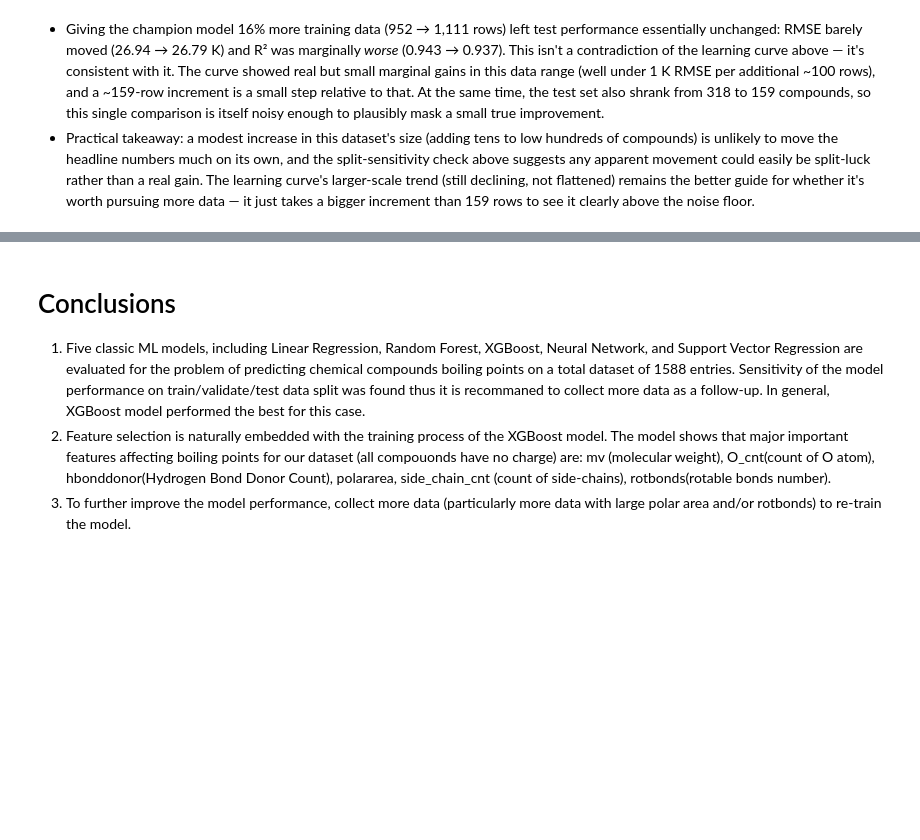
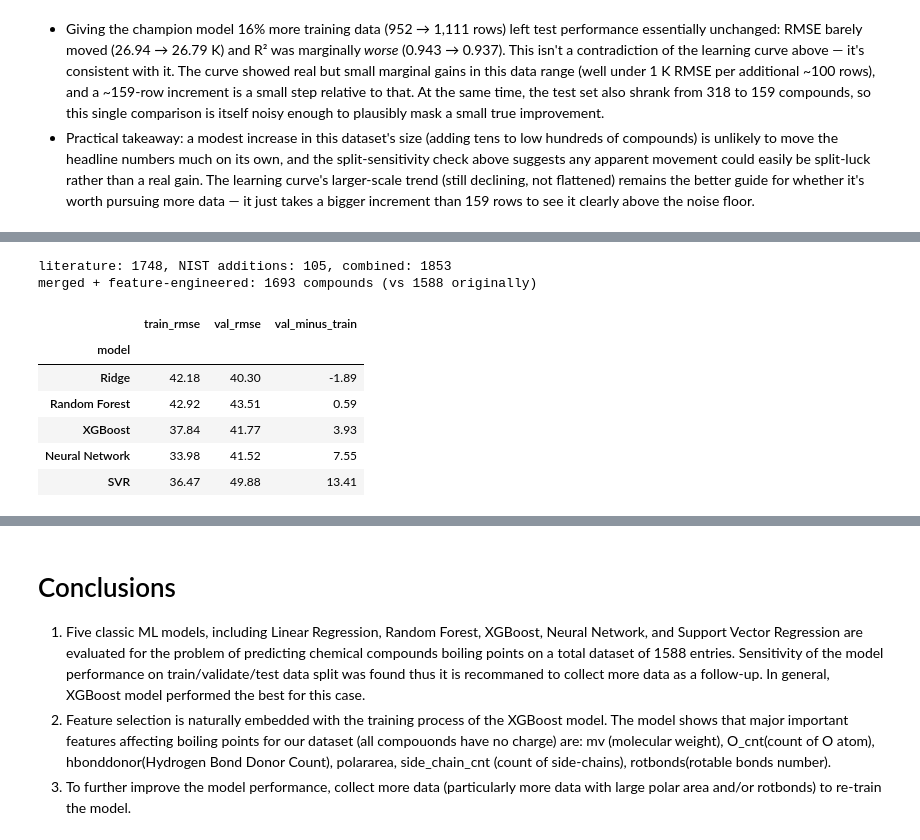
Before and after one commit to JShi12/Predict-Organic-Chemical-Boiling-Point, a Jupyter notebook: Boiling_Point_Predicter.ipynb, the cells around one changed output, grey strips where cells are left out. Saved outputs shown, nothing was run; the diff lists cells and outputs as text; code cells hidden in the pictures; blank space fills up the shorter version.

```diff
--- a/Boiling_Point_Predicter.ipynb
+++ b/Boiling_Point_Predicter.ipynb
@@ -804,0 +826,65 @@ a bigger increment than 159 rows to see it clearly above the noise floor.
+# %%
+# Rebuild the merged, feature-engineered dataset with the NIST additions
+df_nist = data.load_nist_data("compound_boiling_points_from_nist.csv")
+df1_aug = pd.concat([df1, df_nist], ignore_index=True)
+print(f"literature: {len(df1)}, NIST additions: {len(df_nist)}, combined: {len(df1_aug)}")
+
+df_aug = data.merge_datasets(df1_aug, df2)
+df_aug = features.add_smiles_features(df_aug)
+df_aug = features.drop_uninformative_columns(df_aug)
+print(f"merged + feature-engineered: {df_aug.shape[0]} compounds (vs {df.shape[0]} originally)")
+# %% [output]
+literature: 1748, NIST additions: 105, combined: 1853
+merged + feature-engineered: 1693 compounds (vs 1588 originally)
+# %%
+X_aug = features.select_model_features(df_aug)
+y_aug = features.get_target(df_aug)
+
+X_train_aug, X_val_aug, X_test_aug, y_train_aug, y_val_aug, y_test_aug = preprocessing.train_val_test_split(
+    X_aug, y_aug
+)
+X_train_aug_scaled, X_val_aug_scaled, X_test_aug_scaled, scaler_X_aug = preprocessing.scale_features(
+    X_train_aug, X_val_aug, X_test_aug
+)
+y_train_aug_scaled, y_val_aug_scaled, y_test_aug_scaled, scaler_y_aug = preprocessing.scale_target(
+    y_train_aug, y_val_aug, y_test_aug
+)
+
+lr_cv_aug = models.train_ridge_cv(X_train_aug_scaled, y_train_aug_scaled)
+rf_cv_aug = models.train_random_forest_cv(X_train_aug, y_train_aug)
+xgb_cv_aug = models.train_xgboost_cv(X_train_aug, y_train_aug)
+nn_cv_aug = models.train_mlp_cv(X_train_aug_scaled, y_train_aug_scaled)
+svr_cv_aug = models.train_svr_cv(X_train_aug_scaled, y_train_aug_scaled)
+
+tuned_estimators_aug = {
+    "Ridge": lr_cv_aug.best_estimator_,
+    "Random Forest": rf_cv_aug.best_estimator_,
+    "XGBoost": xgb_cv_aug.best_estimator_,
+    "Neural Network": nn_cv_aug.best_estimator_,
+    "SVR": svr_cv_aug.best_estimator_,
+}
+# %%
+train_rmse_aug = {
+    "Ridge": models.rmse_from_cv_scaled(lr_cv_aug, y_train_aug),
+    "Random Forest": models.rmse_from_cv_unscaled(rf_cv_aug),
+    "XGBoost": models.rmse_from_cv_unscaled(xgb_cv_aug),
+    "Neural Network": models.rmse_from_cv_scaled(nn_cv_aug, y_train_aug),
+    "SVR": models.rmse_from_cv_scaled(svr_cv_aug, y_train_aug),
+}
+val_rmse_aug = evaluation.evaluate_tuned_models(
+    tuned_estimators_aug, X_val_aug, X_val_aug_scaled, y_val_aug, scaler_y_aug
+)
+
+gap_comparison = pd.DataFrame({"model": list(train_rmse_aug.keys()),
+                                "train_rmse": list(train_rmse_aug.values())}).set_index("model")
+gap_comparison = gap_comparison.join(val_rmse_aug.rename(columns={"rmse": "val_rmse"}))
+gap_comparison["val_minus_train"] = gap_comparison["val_rmse"] - gap_comparison["train_rmse"]
+gap_comparison.round(2)
+# %% [output]
+|  | train_rmse | val_rmse | val_minus_train |
+| model |  |  |  |
+| Ridge | 42.18 | 40.30 | -1.89 |
+| Random Forest | 42.92 | 43.51 | 0.59 |
+| XGBoost | 37.84 | 41.77 | 3.93 |
+| Neural Network | 33.98 | 41.52 | 7.55 |
+| SVR | 36.47 | 49.88 | 13.41 |
```
Also changed, not shown: parts of 5 cells of this notebook, 4 other files.
